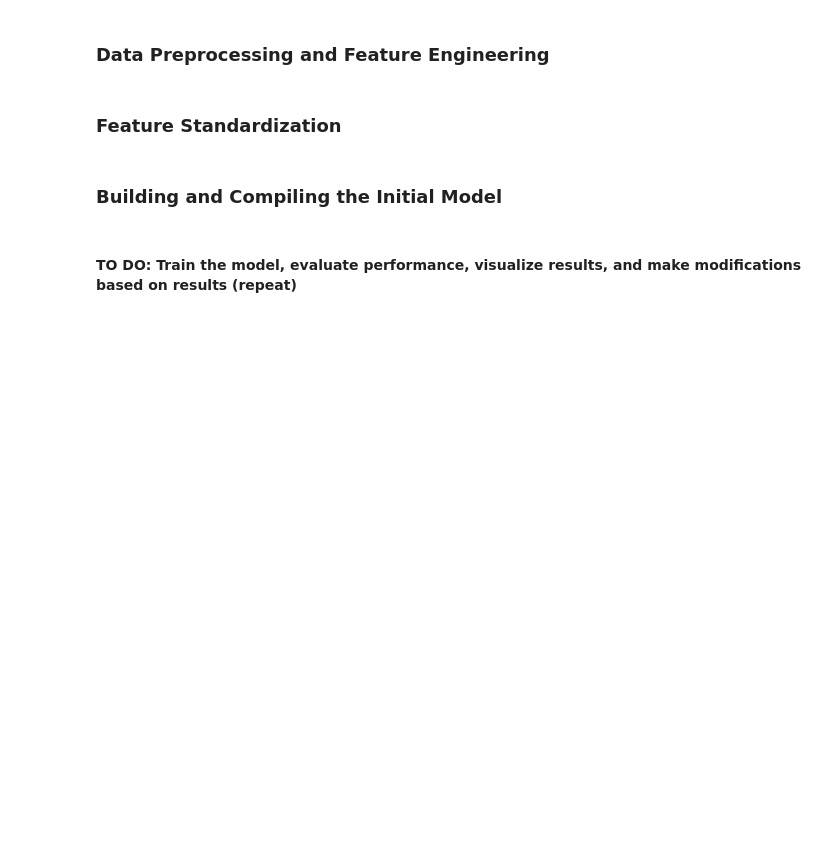
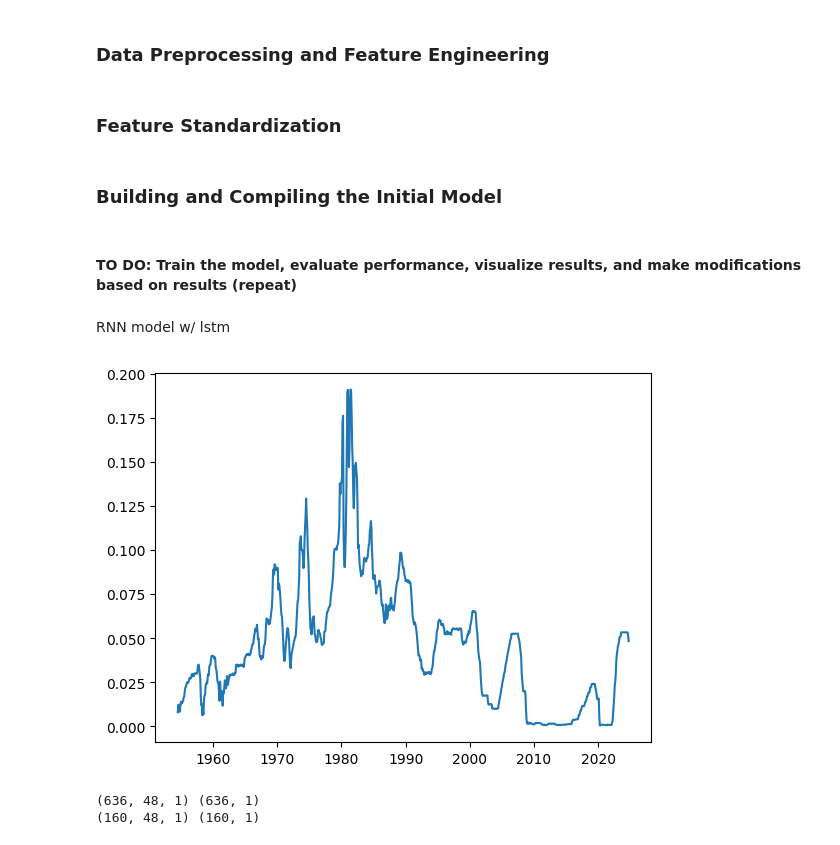
Before and after one commit to LauraAllObe/InterestRatesWithDL, a Jupyter notebook: interestRatePrediction.ipynb, the cells around one changed output. Saved outputs shown, nothing was run; the diff lists cells and outputs as text; code cells hidden in the pictures; blank space fills up the shorter version.

Commit message:
model development

```diff
--- a/interestRatePrediction.ipynb
+++ b/interestRatePrediction.ipynb
@@ -82,3 +82,38 @@ model = Sequential([
 model.compile(optimizer='adam', loss='mean_squared_error', metrics=['mae'])
 # %% [markdown]
 #### TO DO: Train the model, evaluate performance, visualize results, and make modifications based on results (repeat)
+# %% [markdown]
+RNN model w/ lstm
+# %%
+# Data preprocessing
+data = pd.read_csv("FEDFUNDS.csv")
+
+# normalize percentages to [0, 1]
+data['FEDFUNDS'] = data['FEDFUNDS'] / 100
+
+# combine into one dataframe
+data['DATE'] = pd.to_datetime(data['DATE'])
+data = data.set_index('DATE')
+# %%
+plt.plot(data)
+plt.show()
+# %% [output]
+[figure, added]
+# %%
+def create_dataset(data, window=24):
+    datanp = np.array(data)
+    X, y = [], []
+    for i in range(len(datanp) - window):
+        X.append([x for x in datanp[i:i+window]])
+        y.append(datanp[i+window])
+    return np.array(X).astype('float32'), np.array(y).astype('float32')
+
+window_size = 48
+X, y = create_dataset(data, window_size)
+X_train, X_test, y_train, y_test = train_test_split(X, y, test_size=0.2, random_state=42)
+
+print(X_train.shape, y_train.shape)
+print(X_test.shape, y_test.shape)
+# %% [output]
+(636, 48, 1) (636, 1)
+(160, 48, 1) (160, 1)
```
Also changed, not shown: parts of 8 cells of this notebook.
